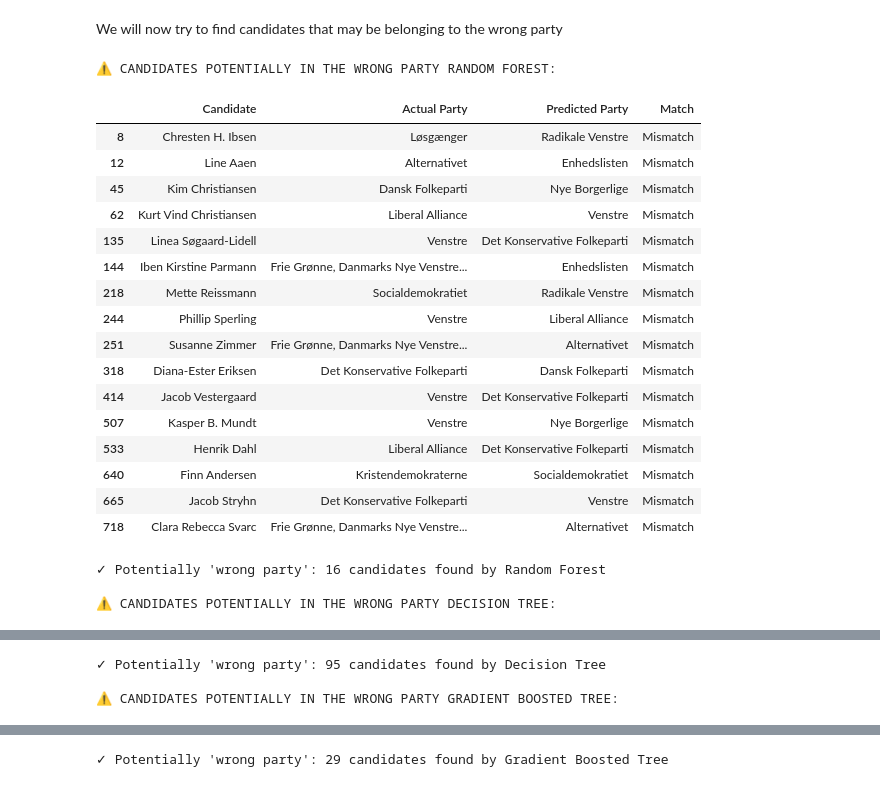
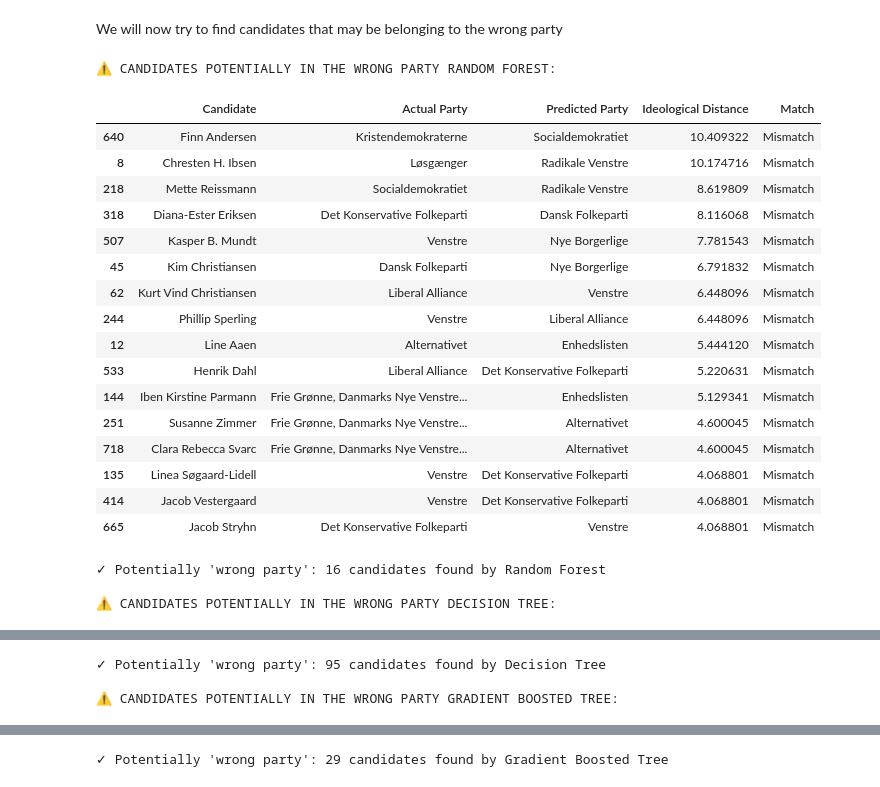
Before and after one commit to sergioqueber/assignment-3-mle-polski-team, a Jupyter notebook: 3. Candidate Test 2022 I.ipynb, the cells around one changed output, grey strips where cells are left out. Cells and saved outputs as stored; diff of their text form; code cells hidden in the pictures.

Commit message:
added questions to features and ideological distances to wrong parties

```diff
--- a/3. Candidate Test 2022 I.ipynb
+++ b/3. Candidate Test 2022 I.ipynb
@@ -1003,8 +1044,10 @@ Frie Grønne, Danmarks Nye Venstrefløjsparti       1.00      0.40      0.57
 # %% [markdown]
 We will now try to find candidates that may be belonging to the wrong party
 # %%
-## Using random foret to make the predictions
+# Calculate mean response for each party on each question
+from scipy.spatial.distance import pdist, squareform
 
+# Make predictions
 X_all = alldata_clean[question_cols].values
 y_all = alldata_clean['parti'].values
 y_all_encoded = le.transform(y_all)
@@ -1013,17 +1056,24 @@ y_pred_rf = rf_model.predict(X_all)
 y_pred_dt = dt_model.predict(X_all)
 y_pred_gb = gb_model.predict(X_all)
 
+# Function to add party distance, using previously calculated distance_df
+def add_party_distance(true_party, pred_party):
+    return distance_df.loc[true_party, pred_party]
 
+# Process Random Forest predictions
 mismatched_candidates_rf = []
 for idx, (true_party_encoded, pred_party_encoded, name) in enumerate(zip(y_all_encoded, y_pred_rf, alldata_clean['navn'].values)):
     true_party_name = le.inverse_transform([true_party_encoded])[0]
     pred_party_name = le.inverse_transform([pred_party_encoded])[0]
+
+    distance = add_party_distance(true_party_name, pred_party_name)
 
     if true_party_encoded != pred_party_encoded:
         mismatched_candidates_rf.append({
             'Candidate': name,
             'Actual Party': true_party_name,
             'Predicted Party': pred_party_name,
+            'Ideological Distance': distance,
             'Match': 'Mismatch'
         })
     else:
@@ -1031,21 +1081,24 @@ for idx, (true_party_encoded, pred_party_encoded, name) in enumerate(zip(y_all_e
             'Candidate': name,
             'Actual Party': true_party_name,
             'Predicted Party': pred_party_name,
+            'Ideological Distance': distance,
             'Match': 'Correct'
         })
 
-mismatch_df_rf = pd.DataFrame(mismatched_candidates_rf)
-
+# Process Decision Tree predictions
 mismatched_candidates_dt = []
 for idx, (true_party_encoded, pred_party_encoded, name) in enumerate(zip(y_all_encoded, y_pred_dt, alldata_clean['navn'].values)):
     true_party_name = le.inverse_transform([true_party_encoded])[0]
     pred_party_name = le.inverse_transform([pred_party_encoded])[0]
+
+    distance = add_party_distance(true_party_name, pred_party_name)
 
     if true_party_encoded != pred_party_encoded:
         mismatched_candidates_dt.append({
             'Candidate': name,
             'Actual Party': true_party_name,
             'Predicted Party': pred_party_name,
+            'Ideological Distance': distance,
             'Match': 'Mismatch'
         })
     else:
@@ -1053,21 +1106,24 @@ for idx, (true_party_encoded, pred_party_encoded, name) in enumerate(zip(y_all_e
             'Candidate': name,
             'Actual Party': true_party_name,
             'Predicted Party': pred_party_name,
+            'Ideological Distance': distance,
             'Match': 'Correct'
         })
 
-mismatch_df_dt = pd.DataFrame(mismatched_candidates_dt)
-
+# Process Gradient Boosting predictions
 mismatched_candidates_gb = []
 for idx, (true_party_encoded, pred_party_encoded, name) in enumerate(zip(y_all_encoded, y_pred_gb, alldata_clean['navn'].values)):
     true_party_name = le.inverse_transform([true_party_encoded])[0]
     pred_party_name = le.inverse_transform([pred_party_encoded])[0]
+
+    distance = add_party_distance(true_party_name, pred_party_name)
 
     if true_party_encoded != pred_party_encoded:
         mismatched_candidates_gb.append({
             'Candidate': name,
             'Actual Party': true_party_name,
             'Predicted Party': pred_party_name,
+            'Ideological Distance': distance,
             'Match': 'Mismatch'
         })
     else:
@@ -1075,43 +1131,53 @@ for idx, (true_party_encoded, pred_party_encoded, name) in enumerate(zip(y_all_e
             'Candidate': name,
             'Actual Party': true_party_name,
             'Predicted Party': pred_party_name,
+            'Ideological Distance': distance,
             'Match': 'Correct'
         })
+
+# Create DataFrames
+mismatch_df_rf = pd.DataFrame(mismatched_candidates_rf)
+mismatch_df_dt = pd.DataFrame(mismatched_candidates_dt)
 mismatch_df_gb = pd.DataFrame(mismatched_candidates_gb)
+
+# Sort by ideological distance to identify significant mismatches
+wrong_party_df_rf = mismatch_df_rf[mismatch_df_rf['Match'] == 'Mismatch']
+wrong_party_df_dt = mismatch_df_dt[mismatch_df_dt['Match'] == 'Mismatch']
+wrong_party_df_gb = mismatch_df_gb[mismatch_df_gb['Match'] == 'Mismatch']
 # %%
 wrong_party_df_rf = mismatch_df_rf[mismatch_df_rf['Match'] == 'Mismatch']
 print("\n⚠️ CANDIDATES POTENTIALLY IN THE WRONG PARTY RANDOM FOREST:")
-display(wrong_party_df_rf.head(20))
+display(wrong_party_df_rf.sort_values('Ideological Distance', ascending=False).head(20))
 print(f"✓ Potentially 'wrong party': {len(wrong_party_df_rf)} candidates found by Random Forest")
 
 wrong_party_df_dt = mismatch_df_dt[mismatch_df_dt['Match'] == 'Mismatch']
 print("\n⚠️ CANDIDATES POTENTIALLY IN THE WRONG PARTY DECISION TREE:")
-display(wrong_party_df_dt.head(20))
+display(wrong_party_df_dt.sort_values('Ideological Distance', ascending=False).head(20))
 print(f"✓ Potentially 'wrong party': {len(wrong_party_df_dt)} candidates found by Decision Tree")
 
 wrong_party_df_gb = mismatch_df_gb[mismatch_df_gb['Match'] == 'Mismatch']
 print("\n⚠️ CANDIDATES POTENTIALLY IN THE WRONG PARTY GRADIENT BOOSTED TREE:")
-display(wrong_party_df_gb.head(20))
+display(wrong_party_df_gb.sort_values('Ideological Distance', ascending=False).head(20))
 print(f"✓ Potentially 'wrong party': {len(wrong_party_df_gb)} candidates found by Gradient Boosted Tree")
 # %% [output]
 ⚠️ CANDIDATES POTENTIALLY IN THE WRONG PARTY RANDOM FOREST:
-|  | Candidate | Actual Party | Predicted Party | Match |
-| 8 | Chresten H. Ibsen | Løsgænger | Radikale Venstre | Mismatch |
-| 12 | Line Aaen | Alternativet | Enhedslisten | Mismatch |
-| 45 | Kim Christiansen | Dansk Folkeparti | Nye Borgerlige | Mismatch |
-| 62 | Kurt Vind Christiansen | Liberal Alliance | Venstre | Mismatch |
-| 135 | Linea Søgaard-Lidell | Venstre | Det Konservative Folkeparti | Mismatch |
-| 144 | Iben Kirstine Parmann | Frie Grønne, Danmarks Nye Venstre... | Enhedslisten | Mismatch |
-| 218 | Mette Reissmann | Socialdemokratiet | Radikale Venstre | Mismatch |
-| 244 | Phillip Sperling | Venstre | Liberal Alliance | Mismatch |
-| 251 | Susanne Zimmer | Frie Grønne, Danmarks Nye Venstre... | Alternativet | Mismatch |
-| 318 | Diana-Ester Eriksen | Det Konservative Folkeparti | Dansk Folkeparti | Mismatch |
-| 414 | Jacob Vestergaard | Venstre | Det Konservative Folkeparti | Mismatch |
-| 507 | Kasper B. Mundt | Venstre | Nye Borgerlige | Mismatch |
-| 533 | Henrik Dahl | Liberal Alliance | Det Konservative Folkeparti | Mismatch |
-| 640 | Finn Andersen | Kristendemokraterne | Socialdemokratiet | Mismatch |
-| 665 | Jacob Stryhn | Det Konservative Folkeparti | Venstre | Mismatch |
-| 718 | Clara Rebecca Svarc | Frie Grønne, Danmarks Nye Venstre... | Alternativet | Mismatch |
+|  | Candidate | Actual Party | Predicted Party | Ideological Distance | Match |
+| 640 | Finn Andersen | Kristendemokraterne | Socialdemokratiet | 10.409322 | Mismatch |
+| 8 | Chresten H. Ibsen | Løsgænger | Radikale Venstre | 10.174716 | Mismatch |
+| 218 | Mette Reissmann | Socialdemokratiet | Radikale Venstre | 8.619809 | Mismatch |
+| 318 | Diana-Ester Eriksen | Det Konservative Folkeparti | Dansk Folkeparti | 8.116068 | Mismatch |
+| 507 | Kasper B. Mundt | Venstre | Nye Borgerlige | 7.781543 | Mismatch |
+| 45 | Kim Christiansen | Dansk Folkeparti | Nye Borgerlige | 6.791832 | Mismatch |
+| 62 | Kurt Vind Christiansen | Liberal Alliance | Venstre | 6.448096 | Mismatch |
+| 244 | Phillip Sperling | Venstre | Liberal Alliance | 6.448096 | Mismatch |
+| 12 | Line Aaen | Alternativet | Enhedslisten | 5.444120 | Mismatch |
+| 533 | Henrik Dahl | Liberal Alliance | Det Konservative Folkeparti | 5.220631 | Mismatch |
+| 144 | Iben Kirstine Parmann | Frie Grønne, Danmarks Nye Venstre... | Enhedslisten | 5.129341 | Mismatch |
+| 251 | Susanne Zimmer | Frie Grønne, Danmarks Nye Venstre... | Alternativet | 4.600045 | Mismatch |
+| 718 | Clara Rebecca Svarc | Frie Grønne, Danmarks Nye Venstre... | Alternativet | 4.600045 | Mismatch |
+| 135 | Linea Søgaard-Lidell | Venstre | Det Konservative Folkeparti | 4.068801 | Mismatch |
+| 414 | Jacob Vestergaard | Venstre | Det Konservative Folkeparti | 4.068801 | Mismatch |
+| 665 | Jacob Stryhn | Det Konservative Folkeparti | Venstre | 4.068801 | Mismatch |
 ✓ Potentially 'wrong party': 16 candidates found by Random Forest
 
 ⚠️ CANDIDATES POTENTIALLY IN THE WRONG PARTY DECISION TREE:
```
Also changed, not shown: parts of 9 cells of this notebook.
